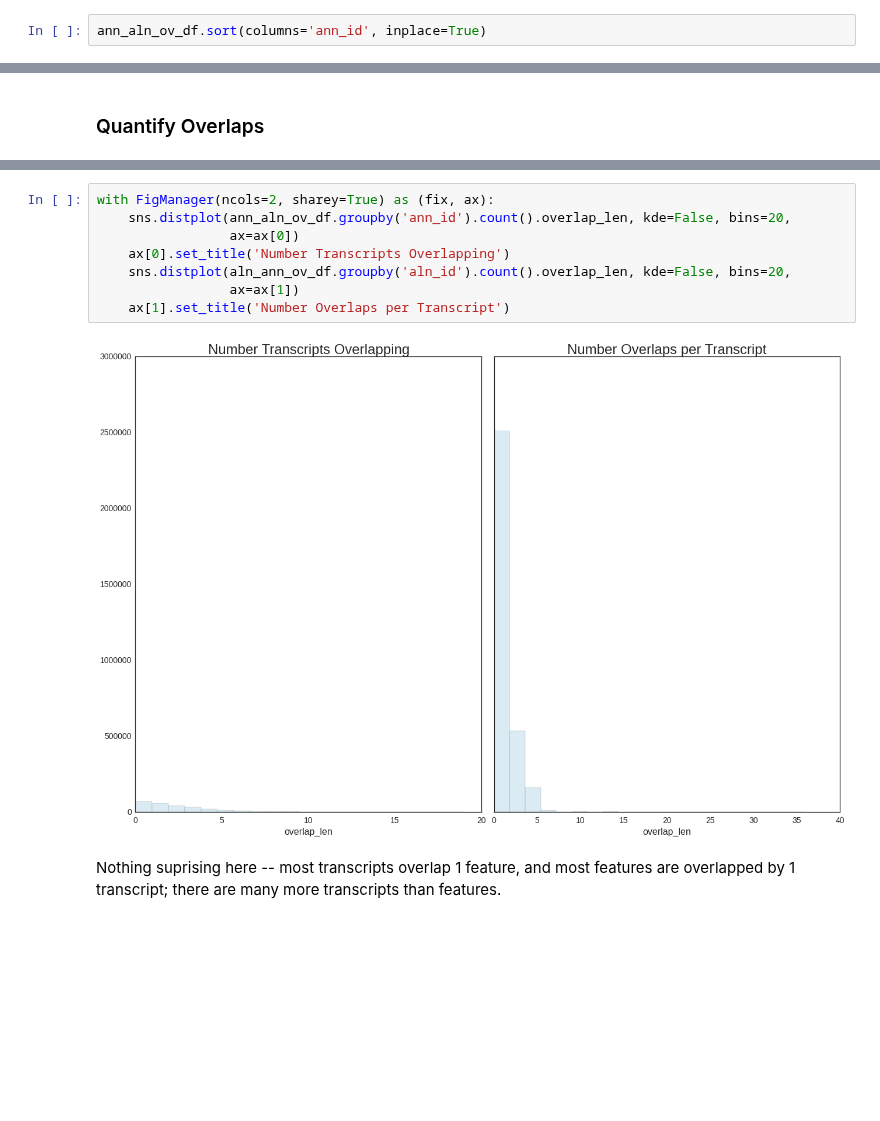
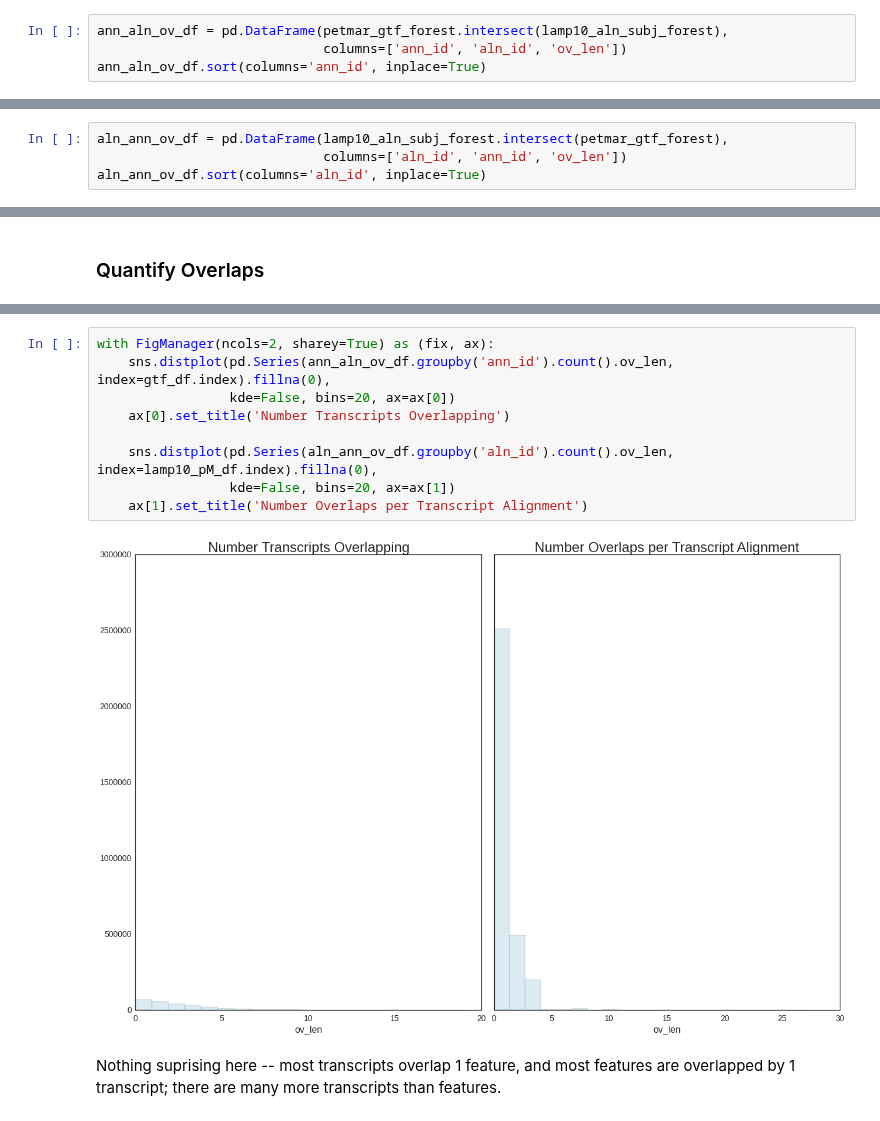
Before and after one commit to standage/2015-petMarSB, a Jupyter notebook: notebooks/petmar-cross-validate.ipynb, the cells around one changed output, grey strips where cells are left out. Saved outputs shown, nothing was run; the diff lists cells and outputs as text; blank space fills up the shorter version.

```diff
--- a/notebooks/petmar-cross-validate.ipynb
+++ b/notebooks/petmar-cross-validate.ipynb
@@ -266,2 +258,4 @@ Total time elapsed: 14.200 sec
 # %%
+ann_aln_ov_df = pd.DataFrame(petmar_gtf_forest.intersect(lamp10_aln_subj_forest),
+                             columns=['ann_id', 'aln_id', 'ov_len'])
 ann_aln_ov_df.sort(columns='ann_id', inplace=True)
@@ -289,0 +275,4 @@ aln_ann_ov_df.sort_index(inplace=True)
+# %%
+aln_ann_ov_df = pd.DataFrame(lamp10_aln_subj_forest.intersect(petmar_gtf_forest),
+                             columns=['aln_id', 'ann_id', 'ov_len'])
+aln_ann_ov_df.sort(columns='aln_id', inplace=True)
@@ -357,13 +313,14 @@ master_df.groupby(level=1).count()
 # %%
 with FigManager(ncols=2, sharey=True) as (fix, ax):
-    sns.distplot(ann_aln_ov_df.groupby('ann_id').count().overlap_len, kde=False, bins=20,
-                 ax=ax[0])
+    sns.distplot(pd.Series(ann_aln_ov_df.groupby('ann_id').count().ov_len, index=gtf_df.index).fillna(0),
+                 kde=False, bins=20, ax=ax[0])
     ax[0].set_title('Number Transcripts Overlapping')
-    sns.distplot(aln_ann_ov_df.groupby('aln_id').count().overlap_len, kde=False, bins=20,
-                 ax=ax[1])
-    ax[1].set_title('Number Overlaps per Transcript')
+
+    sns.distplot(pd.Series(aln_ann_ov_df.groupby('aln_id').count().ov_len, index=lamp10_pM_df.index).fillna(0),
+                 kde=False, bins=20, ax=ax[1])
+    ax[1].set_title('Number Overlaps per Transcript Alignment')
 # %% [output]
-[figure, old version]
+[figure, new version]
 # %% [markdown]
 Nothing suprising here -- most transcripts overlap 1 feature, and most features are overlapped by 1 transcript; there are many more transcripts than features.
 # %% [markdown]
```
Also changed, not shown: parts of 48 cells of this notebook.
